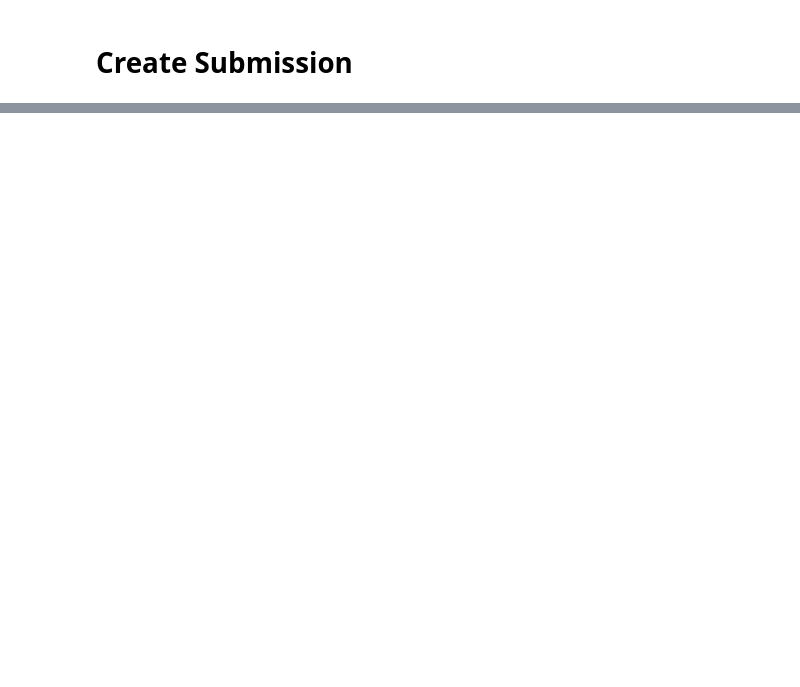
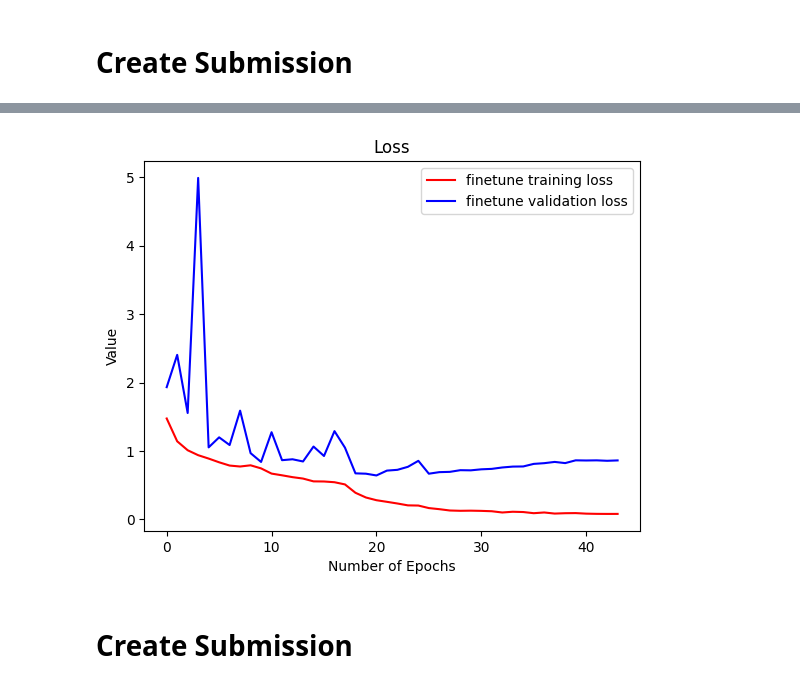
Before and after one commit to jasperfue/AIIM, a Jupyter notebook: notebook.ipynb, the cells around one changed output, grey strips where cells are left out. Drawn from its saved outputs; the diff is of its cells as text; code cells hidden in the pictures; blank space fills up the shorter version.

```diff
--- a/notebook.ipynb
+++ b/notebook.ipynb
@@ -336,0 +502,14 @@ df.to_csv('./submission.csv', index=False)
+# %%
+base_model.trainable = False
+
+model.compile(optimizer='adam', loss='categorical_crossentropy', metrics=['accuracy'])
+
+early_stopping = EarlyStopping(monitor='val_accuracy', patience=8, restore_best_weights=True, mode='max')
+reduce_lr = ReduceLROnPlateau(monitor='val_accuracy', factor=0.2, patience=4, min_lr=0.00001)
+
+history = model.fit(
+    train_ds_preprocessed,
+    validation_data=validation_ds_preprocessed,
+    epochs=epochs,
+    callbacks=[early_stopping, reduce_lr]
+)
@@ -336,0 +520,19 @@ df.to_csv('./submission.csv', index=False)
+# %%
+# Unfreeze the base model
+base_model.trainable = True
+
+# It's important to recompile your model after you make any changes
+# to the `trainable` attribute of any inner layer, so that your changes
+# are take into account
+model.compile(optimizer=Adam(1e-4),  # Very low learning rate
+              loss='categorical_crossentropy', metrics=['accuracy'])
+
+early_stopping = EarlyStopping(monitor='val_accuracy', patience=8, restore_best_weights=True, mode='max')
+reduce_lr = ReduceLROnPlateau(monitor='val_accuracy', factor=0.2, patience=4, min_lr=0.00001)
+
+history_finetune = model.fit(
+    train_ds_preprocessed,
+    validation_data=validation_ds_preprocessed,
+    epochs=epochs,
+    callbacks=[early_stopping, reduce_lr]
+)
@@ -336,0 +595,13 @@ df.to_csv('./submission.csv', index=False)
+# %%
+# Plot the loss and accuracy curves for training and validation
+plt.plot(history_finetune.history['loss'], color='r', label="finetune training loss")
+plt.plot(history_finetune.history['val_loss'], color='b', label="finetune validation loss")
+plt.title("Loss")
+plt.xlabel("Number of Epochs")
+plt.ylabel("Value")
+plt.legend()
+plt.show()
+# %% [output]
+[figure, added]
+# %% [markdown]
+# Create Submission
```
Also changed, not shown: parts of 27 cells of this notebook.
